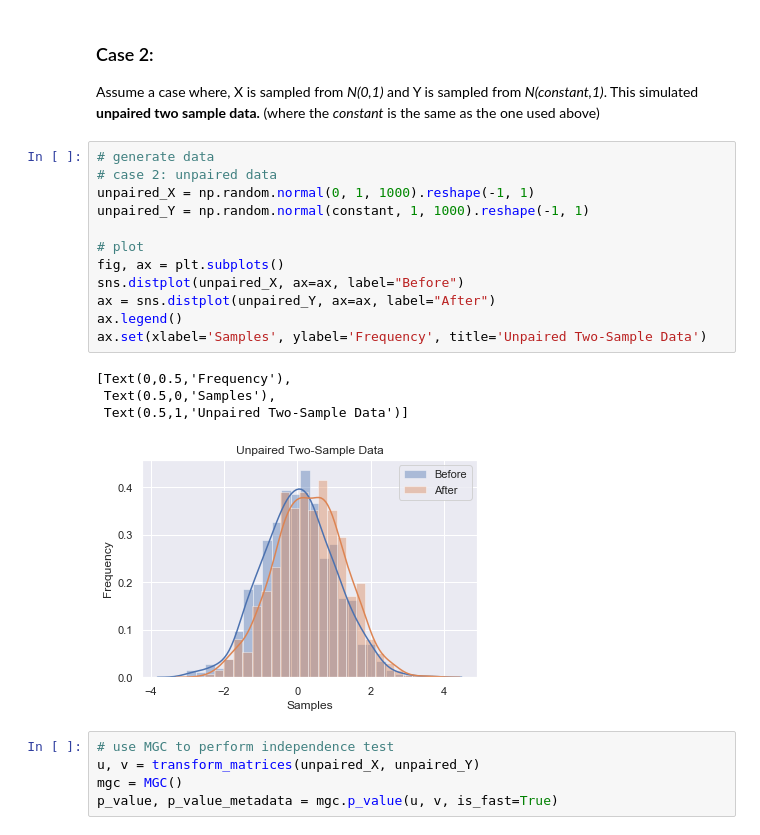
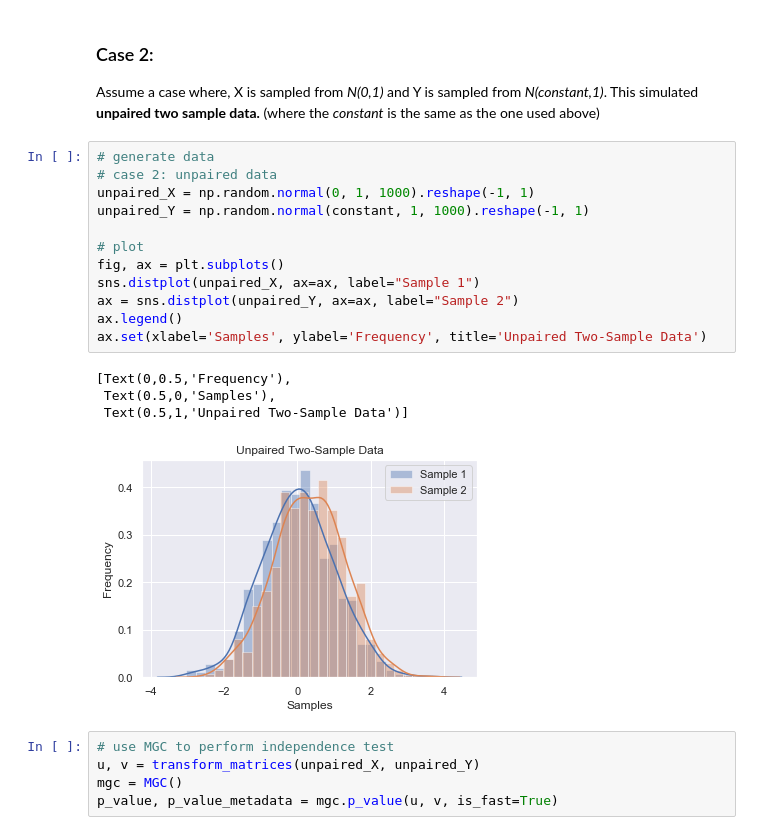
Before and after one commit to neurodata/mgcpy-old, a Jupyter notebook: demos/paired_k_sample_test.ipynb, the cells around one changed output. Cells and saved outputs as stored; diff of their text form.

```diff
--- a/demos/paired_k_sample_test.ipynb
+++ b/demos/paired_k_sample_test.ipynb
@@ -72,20 +72,20 @@ Assume a case where, X is sampled from _N(0,1)_ and Y is sampled from _N(constan
 # %%
 # generate data
 # case 2: unpaired data
 unpaired_X = np.random.normal(0, 1, 1000).reshape(-1, 1)
 unpaired_Y = np.random.normal(constant, 1, 1000).reshape(-1, 1)
 
 # plot
 fig, ax = plt.subplots()
-sns.distplot(unpaired_X, ax=ax, label="Before")
-ax = sns.distplot(unpaired_Y, ax=ax, label="After")
+sns.distplot(unpaired_X, ax=ax, label="Sample 1")
+ax = sns.distplot(unpaired_Y, ax=ax, label="Sample 2")
 ax.legend()
 ax.set(xlabel='Samples', ylabel='Frequency', title='Unpaired Two-Sample Data')
 # %% [output]
 [Text(0,0.5,'Frequency'),
  Text(0.5,0,'Samples'),
  Text(0.5,1,'Unpaired Two-Sample Data')]
-[figure, old version]
+[figure, new version]
 # %%
 # use MGC to perform independence test
 u, v = transform_matrices(unpaired_X, unpaired_Y)
```
Also changed, not shown: parts of 5 cells of this notebook, 3 other files.
